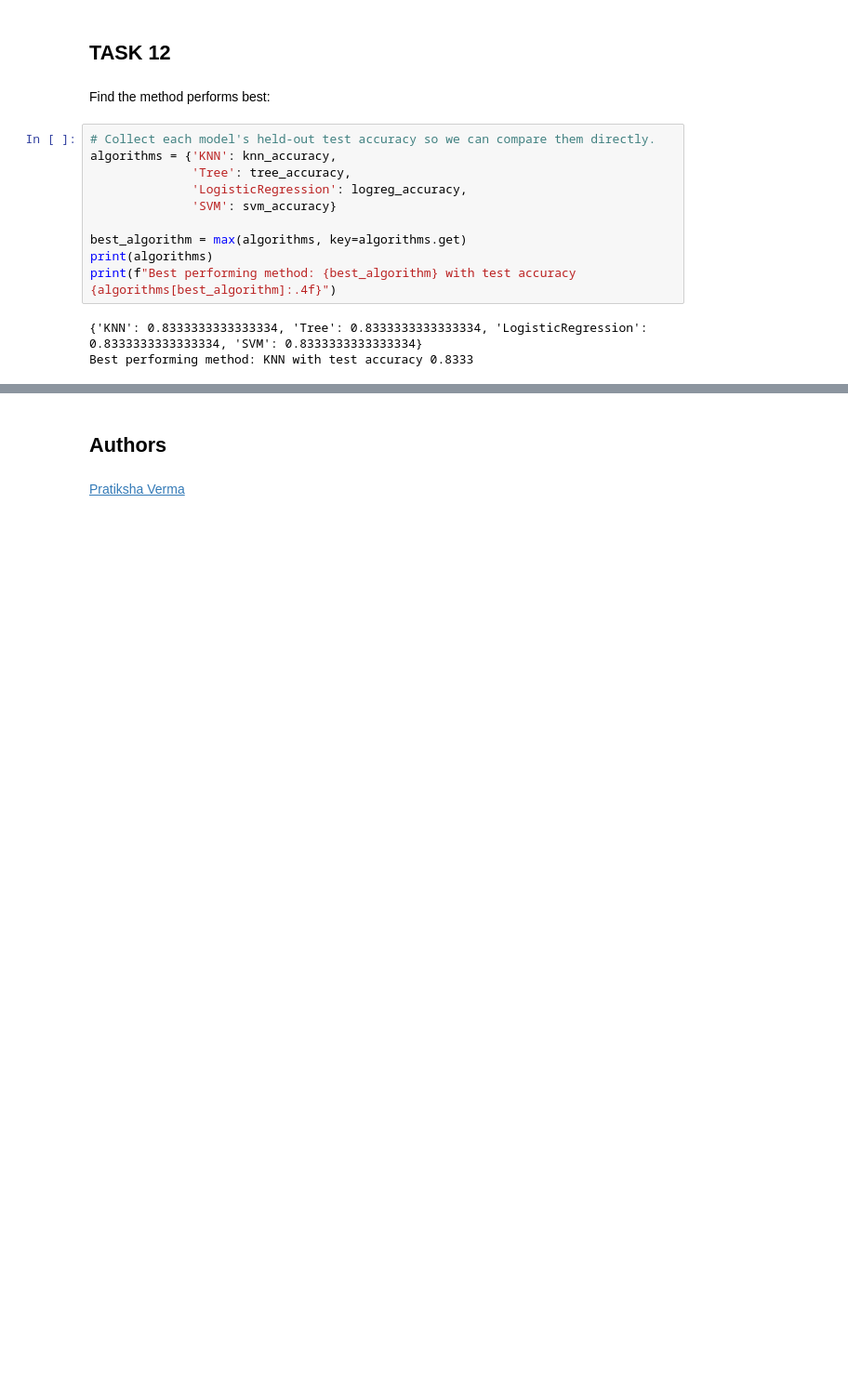
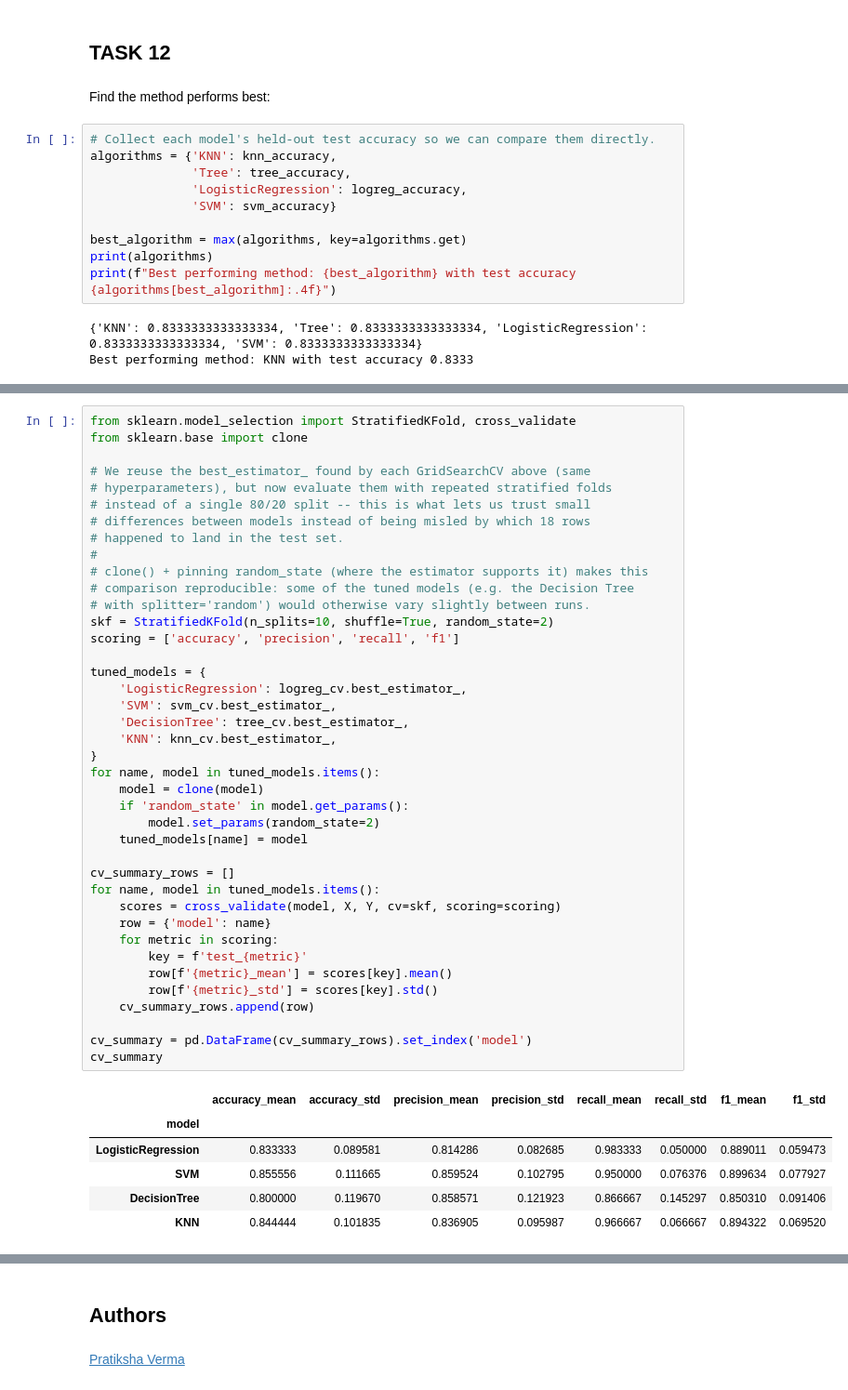
Before and after one commit to AdriaRM96/spacex-falcon9-capstone, a Jupyter notebook: notebooks/07_machine_learning_prediction.ipynb, the cells around one changed output, grey strips where cells are left out. Shown at 93% size. Saved outputs shown, nothing was run; the diff lists cells and outputs as text; blank space fills up the shorter version.

```diff
--- a/notebooks/07_machine_learning_prediction.ipynb
+++ b/notebooks/07_machine_learning_prediction.ipynb
@@ -421,0 +443,47 @@ Best performing method: KNN with test accuracy 0.8333
+# %%
+from sklearn.model_selection import StratifiedKFold, cross_validate
+from sklearn.base import clone
+
+# We reuse the best_estimator_ found by each GridSearchCV above (same
+# hyperparameters), but now evaluate them with repeated stratified folds
+# instead of a single 80/20 split -- this is what lets us trust small
+# differences between models instead of being misled by which 18 rows
+# happened to land in the test set.
+#
+# clone() + pinning random_state (where the estimator supports it) makes this
+# comparison reproducible: some of the tuned models (e.g. the Decision Tree
+# with splitter='random') would otherwise vary slightly between runs.
+skf = StratifiedKFold(n_splits=10, shuffle=True, random_state=2)
+scoring = ['accuracy', 'precision', 'recall', 'f1']
+
+tuned_models = {
+    'LogisticRegression': logreg_cv.best_estimator_,
+    'SVM': svm_cv.best_estimator_,
+    'DecisionTree': tree_cv.best_estimator_,
+    'KNN': knn_cv.best_estimator_,
+}
+for name, model in tuned_models.items():
+    model = clone(model)
+    if 'random_state' in model.get_params():
+        model.set_params(random_state=2)
+    tuned_models[name] = model
+
+cv_summary_rows = []
+for name, model in tuned_models.items():
+    scores = cross_validate(model, X, Y, cv=skf, scoring=scoring)
+    row = {'model': name}
+    for metric in scoring:
+        key = f'test_{metric}'
+        row[f'{metric}_mean'] = scores[key].mean()
+        row[f'{metric}_std'] = scores[key].std()
+    cv_summary_rows.append(row)
+
+cv_summary = pd.DataFrame(cv_summary_rows).set_index('model')
+cv_summary
+# %% [output]
+|  | accuracy_mean | accuracy_std | precision_mean | precision_std | recall_mean | recall_std | f1_mean | f1_std |
+| model |  |  |  |  |  |  |  |  |
+| LogisticRegression | 0.833333 | 0.089581 | 0.814286 | 0.082685 | 0.983333 | 0.050000 | 0.889011 | 0.059473 |
+| SVM | 0.855556 | 0.111665 | 0.859524 | 0.102795 | 0.950000 | 0.076376 | 0.899634 | 0.077927 |
+| DecisionTree | 0.800000 | 0.119670 | 0.858571 | 0.121923 | 0.866667 | 0.145297 | 0.850310 | 0.091406 |
+| KNN | 0.844444 | 0.101835 | 0.836905 | 0.095987 | 0.966667 | 0.066667 | 0.894322 | 0.069520 |
```
Also changed, not shown: parts of 15 cells of this notebook, 1 other file.
